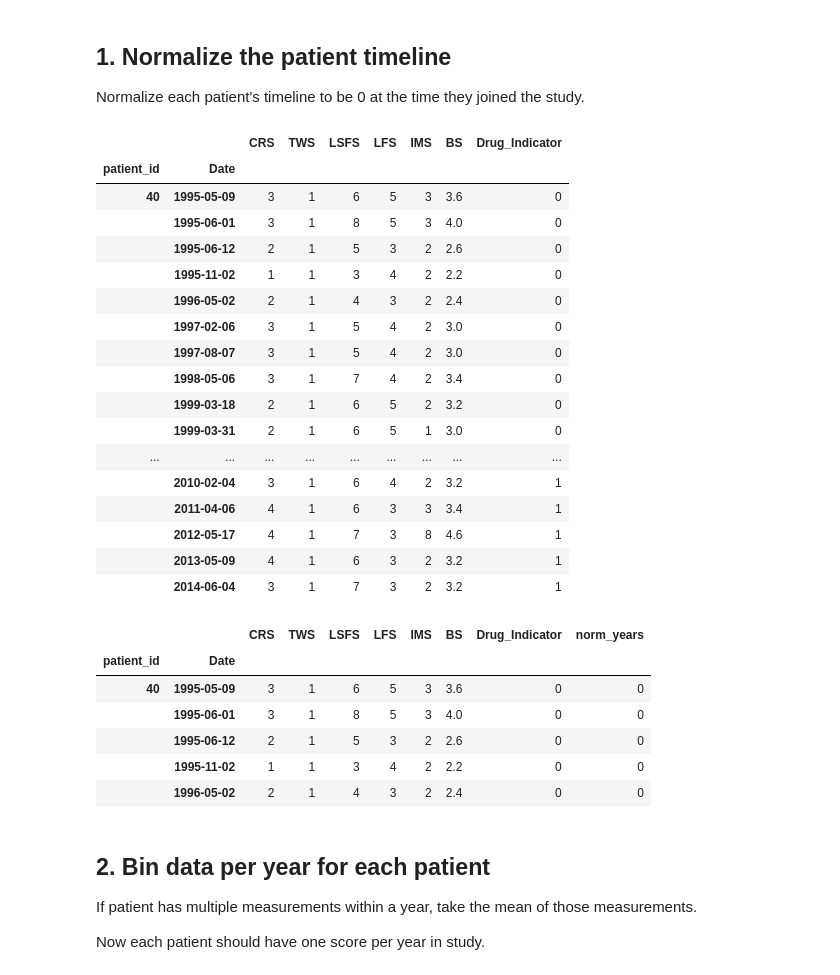
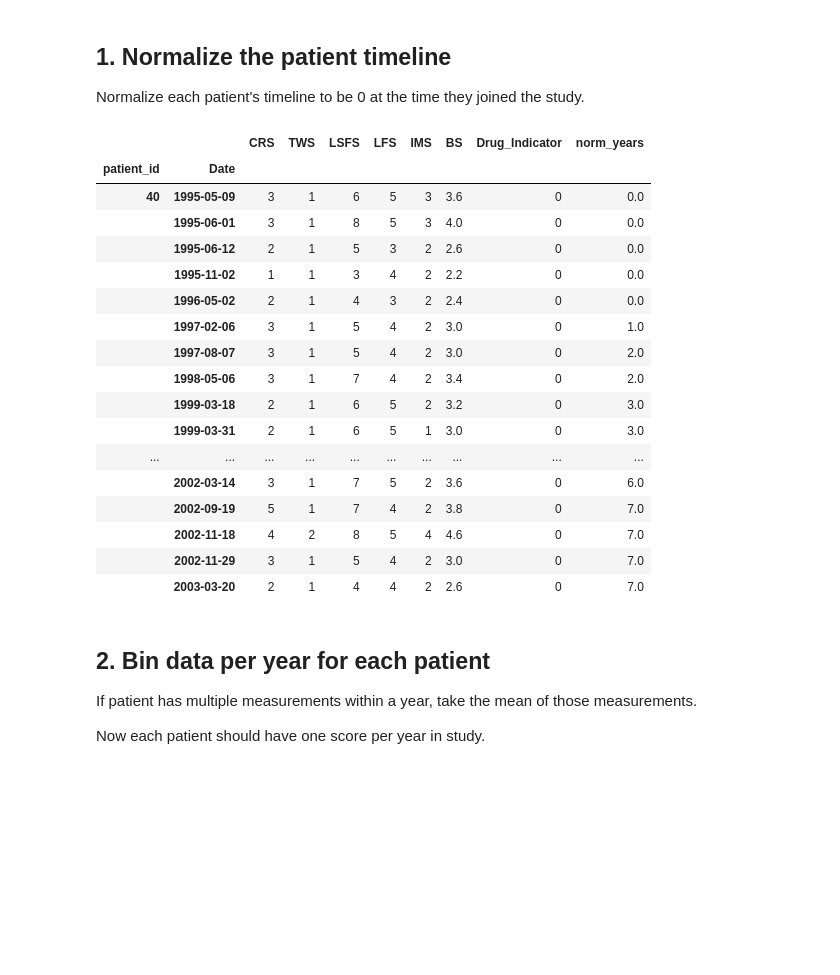
Before and after one commit to Rendiere/as-analysis, a Jupyter notebook: bs-over-time.ipynb, the cells around one changed output. Drawn from its saved outputs; the diff is of its cells as text; code cells hidden in the pictures; blank space fills up the shorter version.

```diff
--- a/bs-over-time.ipynb
+++ b/bs-over-time.ipynb
@@ -35,44 +35,34 @@ Number of patients in basmi dataset: 910
 ## 1.  Normalize the patient timeline
 
 Normalize each patient's timeline to be 0 at the time they joined the study.
-# %%
-basmi_df[basmi_df.index.get_level_values('patient_id') == 40]
-# %% [output]
-|  |  | CRS | TWS | LSFS | LFS | IMS | BS | Drug_Indicator |
-| patient_id | Date |  |  |  |  |  |  |  |
-| 40 | 1995-05-09 | 3 | 1 | 6 | 5 | 3 | 3.6 | 0 |
-|  | 1995-06-01 | 3 | 1 | 8 | 5 | 3 | 4.0 | 0 |
-|  | 1995-06-12 | 2 | 1 | 5 | 3 | 2 | 2.6 | 0 |
-|  | 1995-11-02 | 1 | 1 | 3 | 4 | 2 | 2.2 | 0 |
-|  | 1996-05-02 | 2 | 1 | 4 | 3 | 2 | 2.4 | 0 |
-|  | 1997-02-06 | 3 | 1 | 5 | 4 | 2 | 3.0 | 0 |
-|  | 1997-08-07 | 3 | 1 | 5 | 4 | 2 | 3.0 | 0 |
-|  | 1998-05-06 | 3 | 1 | 7 | 4 | 2 | 3.4 | 0 |
-|  | 1999-03-18 | 2 | 1 | 6 | 5 | 2 | 3.2 | 0 |
-|  | 1999-03-31 | 2 | 1 | 6 | 5 | 1 | 3.0 | 0 |
-| ... | ... | ... | ... | ... | ... | ... | ... | ... |
-|  | 2010-02-04 | 3 | 1 | 6 | 4 | 2 | 3.2 | 1 |
-|  | 2011-04-06 | 4 | 1 | 6 | 3 | 3 | 3.4 | 1 |
-|  | 2012-05-17 | 4 | 1 | 7 | 3 | 8 | 4.6 | 1 |
-|  | 2013-05-09 | 4 | 1 | 6 | 3 | 2 | 3.2 | 1 |
-|  | 2014-06-04 | 3 | 1 | 7 | 3 | 2 | 3.2 | 1 |
 # %%
 def get_norm_years(df):
     dates = df.index.get_level_values('Date')
     start_date = min(dates)
     norm_years = [int(pd.Timedelta(date - start_date).days / 365) for date in dates]
     return norm_years
 
-basmi_df['norm_years'] = basmi_df.groupby(level=0).transform(get_norm_years)
-basmi_df.head()
+basmi_df['norm_years'] = basmi_df.groupby(level=0)['BS'].transform(get_norm_years)
+basmi_df.head(20)
 # %% [output]
 |  |  | CRS | TWS | LSFS | LFS | IMS | BS | Drug_Indicator | norm_years |
 | patient_id | Date |  |  |  |  |  |  |  |  |
-| 40 | 1995-05-09 | 3 | 1 | 6 | 5 | 3 | 3.6 | 0 | 0 |
-|  | 1995-06-01 | 3 | 1 | 8 | 5 | 3 | 4.0 | 0 | 0 |
-|  | 1995-06-12 | 2 | 1 | 5 | 3 | 2 | 2.6 | 0 | 0 |
-|  | 1995-11-02 | 1 | 1 | 3 | 4 | 2 | 2.2 | 0 | 0 |
-|  | 1996-05-02 | 2 | 1 | 4 | 3 | 2 | 2.4 | 0 | 0 |
+| 40 | 1995-05-09 | 3 | 1 | 6 | 5 | 3 | 3.6 | 0 | 0.0 |
+|  | 1995-06-01 | 3 | 1 | 8 | 5 | 3 | 4.0 | 0 | 0.0 |
+|  | 1995-06-12 | 2 | 1 | 5 | 3 | 2 | 2.6 | 0 | 0.0 |
+|  | 1995-11-02 | 1 | 1 | 3 | 4 | 2 | 2.2 | 0 | 0.0 |
+|  | 1996-05-02 | 2 | 1 | 4 | 3 | 2 | 2.4 | 0 | 0.0 |
+|  | 1997-02-06 | 3 | 1 | 5 | 4 | 2 | 3.0 | 0 | 1.0 |
+|  | 1997-08-07 | 3 | 1 | 5 | 4 | 2 | 3.0 | 0 | 2.0 |
+|  | 1998-05-06 | 3 | 1 | 7 | 4 | 2 | 3.4 | 0 | 2.0 |
+|  | 1999-03-18 | 2 | 1 | 6 | 5 | 2 | 3.2 | 0 | 3.0 |
+|  | 1999-03-31 | 2 | 1 | 6 | 5 | 1 | 3.0 | 0 | 3.0 |
+| ... | ... | ... | ... | ... | ... | ... | ... | ... | ... |
+|  | 2002-03-14 | 3 | 1 | 7 | 5 | 2 | 3.6 | 0 | 6.0 |
+|  | 2002-09-19 | 5 | 1 | 7 | 4 | 2 | 3.8 | 0 | 7.0 |
+|  | 2002-11-18 | 4 | 2 | 8 | 5 | 4 | 4.6 | 0 | 7.0 |
+|  | 2002-11-29 | 3 | 1 | 5 | 4 | 2 | 3.0 | 0 | 7.0 |
+|  | 2003-03-20 | 2 | 1 | 4 | 4 | 2 | 2.6 | 0 | 7.0 |
 # %% [markdown]
 ## 2. Bin data per year for each patient
 If patient has multiple measurements within a year, take the mean of those measurements.
```
Also changed, not shown: parts of 3 cells of this notebook, 2 other files.
